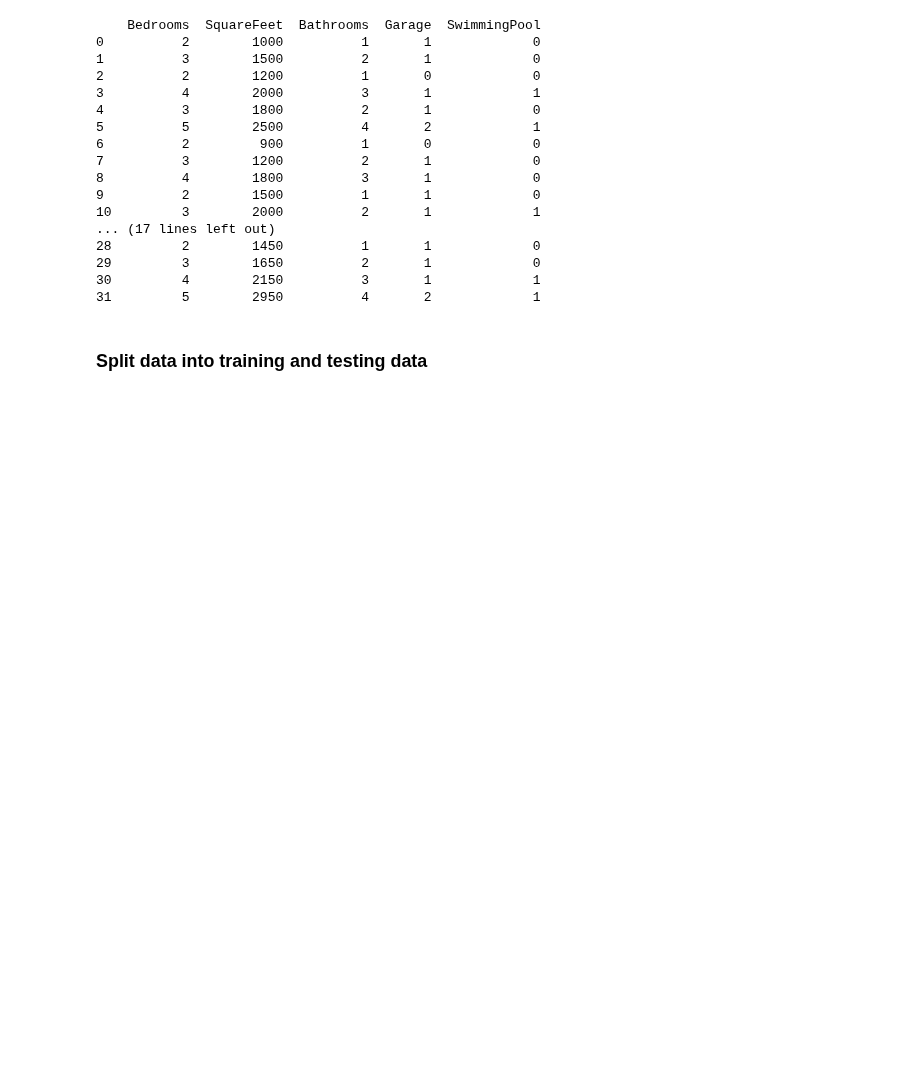
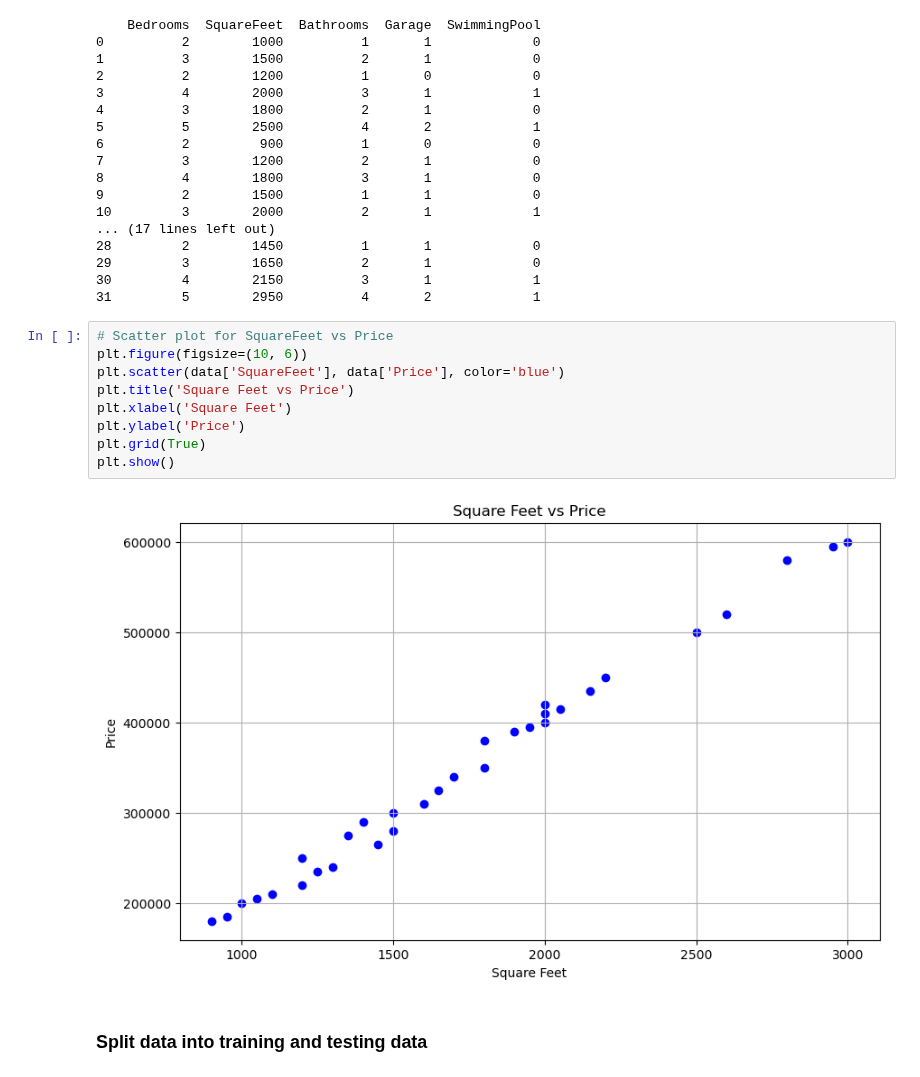
Before and after one commit to anwarrahim/Portfolio_Projects, a Jupyter notebook: 9) Housing-prediction/housing_prediction.ipynb, the cells around one changed output. Drawn from its saved outputs; the diff is of its cells as text; blank space fills up the shorter version.

Commit message:
data imp

```diff
--- a/9) Housing-prediction/housing_prediction.ipynb
+++ b/9) Housing-prediction/housing_prediction.ipynb
@@ -39,6 +40,17 @@ print(X)
 29         3        1650          2       1             0
 30         4        2150          3       1             1
 31         5        2950          4       2             1
+# %%
+# Scatter plot for SquareFeet vs Price
+plt.figure(figsize=(10, 6))
+plt.scatter(data['SquareFeet'], data['Price'], color='blue')
+plt.title('Square Feet vs Price')
+plt.xlabel('Square Feet')
+plt.ylabel('Price')
+plt.grid(True)
+plt.show()
+# %% [output]
+[figure, added]
 # %% [markdown]
 ### Split data into training and testing data
 # %%
```
Also changed, not shown: parts of 5 cells of this notebook.
